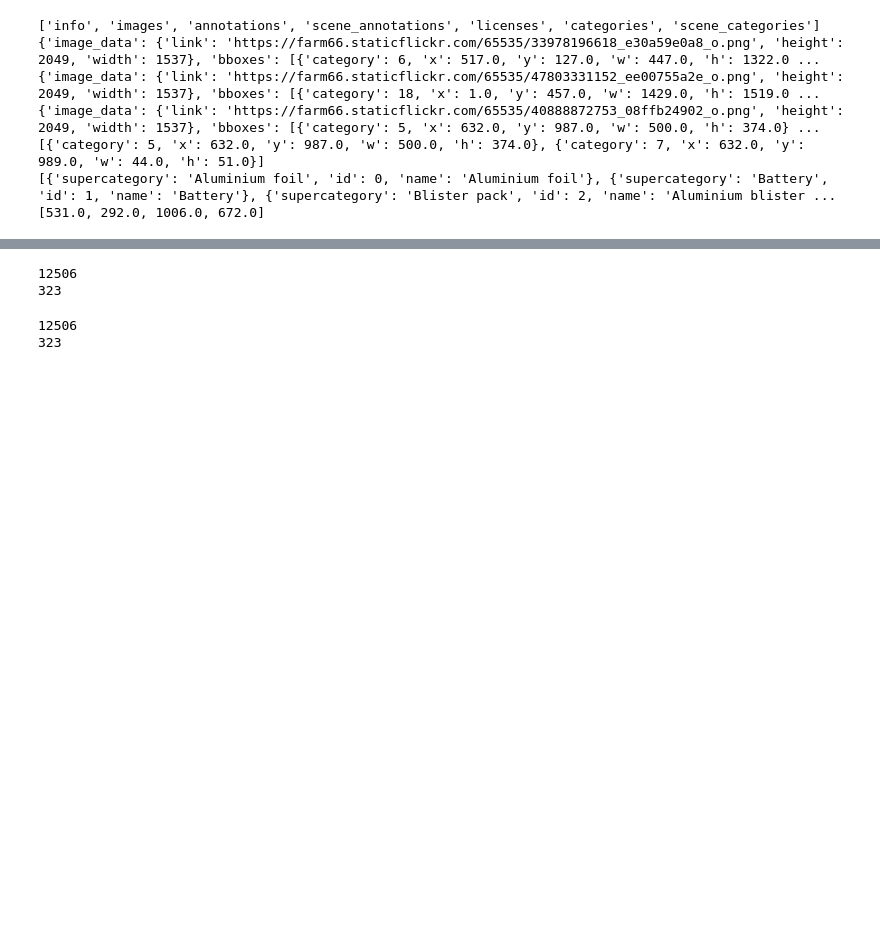
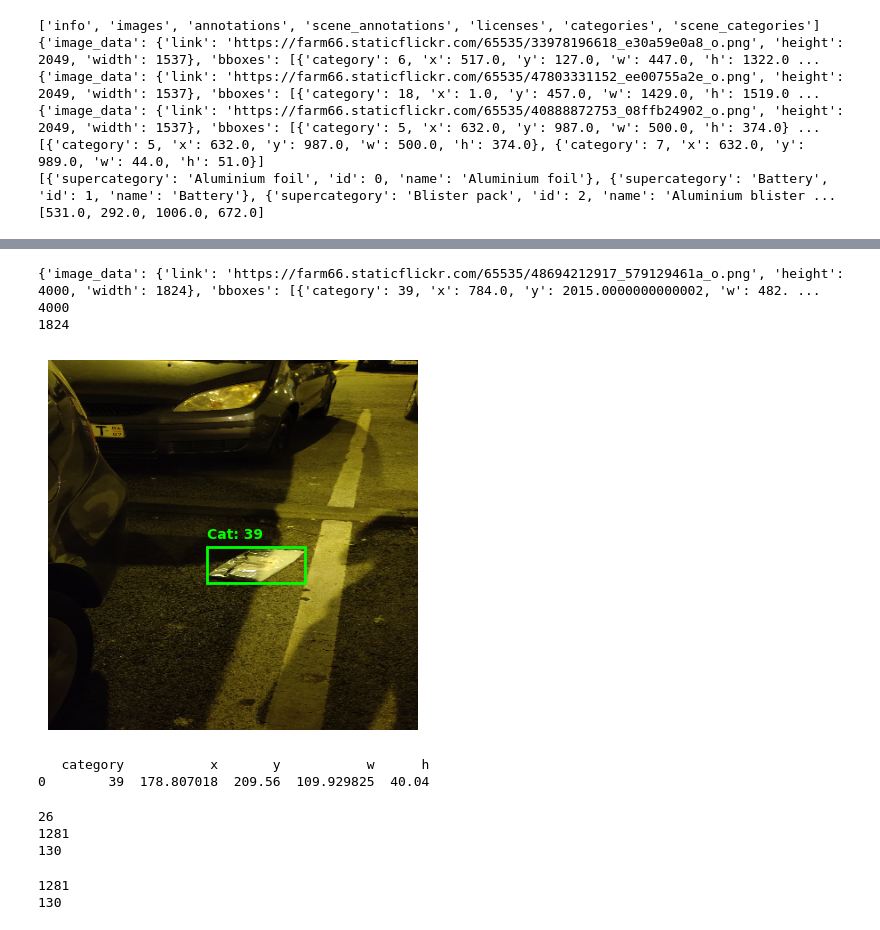
Before and after one commit to vlad-pro-coder/GarbageDetector, a Jupyter notebook: TrashDetector.ipynb, the cells around one changed output, grey strips where cells are left out. Drawn from its saved outputs; the diff is of its cells as text; code cells hidden in the pictures; blank space fills up the shorter version.

```diff
--- a/TrashDetector.ipynb
+++ b/TrashDetector.ipynb
@@ -28,17 +16,16 @@ NUM_CLASSES = 26
 NUM_ANCHORS = 3
 constant_anchors = {
     #"52":[[10,13], [16,30], [33,23]],
-    26:[[7.10040161 , 5.2254902],[ 15.22497309 , 13.74313289],[ 34.6666708 , 32.46242775]],
-    13:[[ 75.99999928 , 62.95271942],[130.0 , 130.0 ],[242.11987382, 234.50842443]],
+    26:[[12.53, 10.23],[ 43.93, 36.73],[ 85.79, 77.72]],
+    13:[[173.93, 106.25],[143.41, 235.52 ],[312.71, 217.04]],
 }
 
-ANCHORS = np.array([[7.10040161 , 5.2254902],[ 15.22497309 , 13.74313289],[ 34.6666708 , 32.46242775],[ 75.99999928 , 62.95271942],[130.0 , 130.0 ],[242.11987382, 234.50842443]])
+ANCHORS = np.array([[12.53, 10.23],[ 43.93, 36.73],[ 85.79, 77.72],[173.93, 106.25],[143.41, 235.52 ],[312.71, 217.04]])
 
 ANCHOR_INDECES = {
     26:[0,1,2],
     13:[3,4,5],
 }
-
 #NUM_CLASSES = 26
 #NUM_ANCHORS = 3
 #constant_anchors = {
@@ -1295,7 +1268,7 @@ import matplotlib.pyplot as plt
 from PIL import Image, ImageOps
 
 # Input data
-data = official_data_formated[1]
+data = official_data_formated[200]
 print(data)
 
 # Target size
@@ -1319,50 +1292,59 @@ orig_width = data['image_data']['width']
 # Resize image to 416x416
 image_resized = image
 image_resized = tf.image.resize(image, [TARGET_SIZE, TARGET_SIZE])
 image_resized = tf.cast(image_resized, tf.uint8).numpy()
 
 # Load bounding box info into pandas
 bboxes_df = pd.DataFrame(data['bboxes'])
 
 scale_x = TARGET_SIZE / orig_width
 scale_y = TARGET_SIZE / orig_height
 
 # Resize bounding boxes accordingly
 bboxes_df['x'] = bboxes_df['x'] * scale_x
 bboxes_df['y'] = bboxes_df['y'] * scale_y
 bboxes_df['w'] = bboxes_df['w'] * scale_x
 bboxes_df['h'] = bboxes_df['h'] * scale_y
 
 # Plot the resized image with bounding box
 fig, ax = plt.subplots(1)
 ax.imshow(image_resized)
 
 for idx, row in bboxes_df.iterrows():
     x, y, w, h = row['x'], row['y'], row['w'], row['h']
     rect = plt.Rectangle((x, y), w, h, fill=False, edgecolor='lime', linewidth=2)
     ax.add_patch(rect)
     ax.text(x, y - 10, f"Cat: {int(row['category'])}", color='lime', fontsize=10, weight='bold')
 
 plt.axis('off')
 plt.show()
 print(bboxes_df)
+# %% [output]
+{'image_data': {'link': 'https://farm66.staticflickr.com/65535/48694212917_579129461a_o.png', 'height': 4000, 'width': 1824}, 'bboxes': [{'category': 39, 'x': 784.0, 'y': 2015.0000000000002, 'w': 482. ...
+4000
+1824
+[figure, added]
+   category           x       y           w      h
+0        39  178.807018  209.56  109.929825  40.04
 # %%
 import copy as cp
 import random
 
 morethanlimit = []
-limit = 500
+limit = 39
 frequency = 60 * [0]
 filtered_official_formated = []
 skip_counter = 0
 
-for buc in official_data_formated + generated_official_formated + rotated_official_formated:
+for buc in official_data_formated:# + generated_official_formated + rotated_official_formated:
     for bbox in buc["bboxes"]:
         frequency[bbox["category"]]+=1
 
 for i in range(60):
     if limit <= frequency[i]:
         morethanlimit.append(i)
+
+print(len(morethanlimit))
 
 Reassigned_classes = {}
 for i in range(len(morethanlimit)):
@@ -1377,7 +1359,7 @@ def adaug_val(bboxes):
         tmp[bbox["category"]]+=1
 
     for i in range(len(tmp)):
-        if frequency_val[i] + tmp[i] > 20:
+        if frequency_val[i] + tmp[i] > 8:
             return False
 
     for i in range(len(tmp)):
@@ -1385,7 +1367,8 @@ def adaug_val(bboxes):
     return True
 
 random.seed(42)
-shuffled_data = generated_official_formated + official_data_formated + rotated_official_formated
+#shuffled_data = generated_official_formated + official_data_formated + rotated_official_formated
+shuffled_data = official_data_formated
 random.shuffle(shuffled_data)
 
 for data in shuffled_data:
@@ -1402,14 +1385,15 @@ for data in shuffled_data:
     else:
         filtered_official_formated.append(copy)
 
-filtered_official_formated = filtered_official_formated + mosaic_official_formated
-random.shuffle(filtered_official_formated)
+#filtered_official_formated = filtered_official_formated + mosaic_official_formated
+#random.shuffle(filtered_official_formated)
 
 print(len(filtered_official_formated))
 print(len(filtered_official_formated_val))
 # %% [output]
-12506
-323
+26
+1281
+130
 # %%
 import tensorflow as tf
 from PIL import Image, ImageOps
@@ -1442,14 +1426,15 @@ def parser_flat_output(link, height, width, category, x, y, w, h):
     # Convert to NumPy array, then to TensorFlow tensor
     image_np = np.array(image_pil)
     image = tf.convert_to_tensor(image_np)
-    image = tf.image.resize(image, [TARGET_SIZE, TARGET_SIZE])
+    image.set_shape([None, None, 3])
+    image = tf.image.resize(image, (TARGET_SIZE, TARGET_SIZE))
     image = tf.cast(image, tf.float32) / 255.0
 
-    image = tf.cond(
-        tf.random.uniform([], 0, 1) < 1/3,
-        lambda: tf.clip_by_value(image + tf.random.uniform([], -0.1, 0.1), 0.0, 1.0),
-        lambda: image
-    )
+    #image = tf.cond(
+    #    tf.random.uniform([], 0, 1) < 1/3,
+    #    lambda: tf.clip_by_value(image + tf.random.uniform(tf.shape(image), -0.1, 0.1), 0.0, 1.0),
+    #    lambda: image
+    #)
 
     scale_x = TARGET_SIZE / width
     scale_y = TARGET_SIZE / height
@@ -1573,8 +1558,8 @@ val = val.padded_batch(
     )
 ).prefetch(tf.data.AUTOTUNE)
 # %% [output]
-12506
-323
+1281
+130
 # %%
 #test metric mAP
 
```
Also changed, not shown: parts of 18 cells of this notebook, 6 other files.
